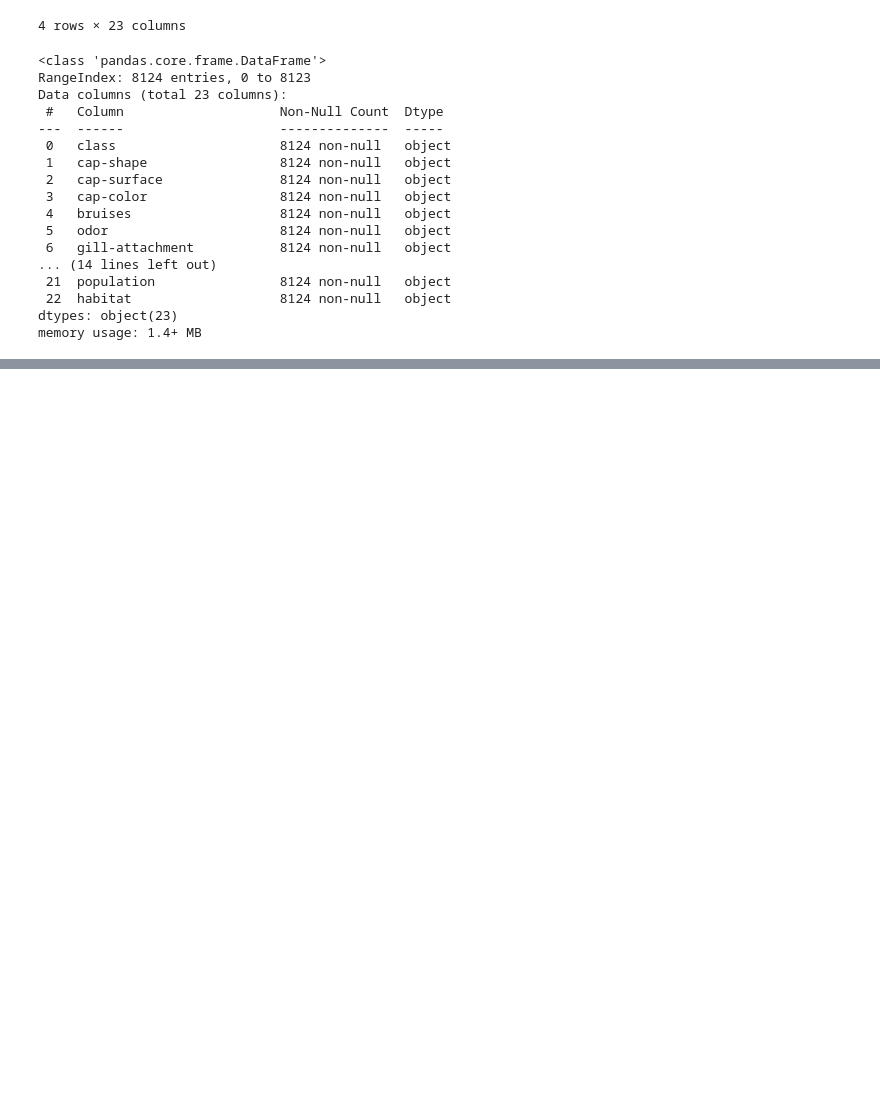
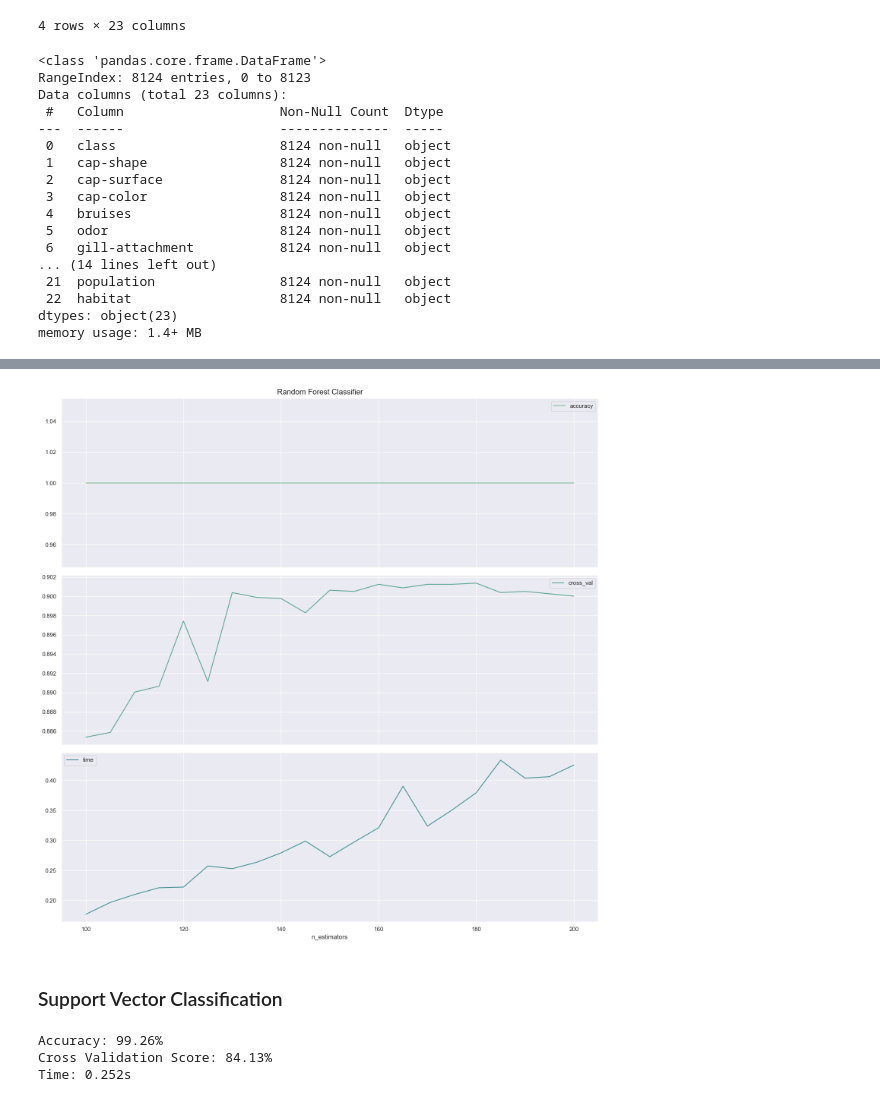
Before and after one commit to grrrml/personal-projects, a Jupyter notebook: mushroom-classification/mushroom-classification.ipynb, the cells around one changed output, grey strips where cells are left out. Cells and saved outputs as stored; diff of their text form; code cells hidden in the pictures; blank space fills up the shorter version.

```diff
--- a/mushroom-classification/mushroom-classification.ipynb
+++ b/mushroom-classification/mushroom-classification.ipynb
@@ -105,0 +126,2 @@ memory usage: 1.4+ MB
+# %%
+X_train, X_test, y_train, y_test = train_test_split(X, y, test_size=0.2, random_state=42)
@@ -105,0 +130,31 @@ memory usage: 1.4+ MB
+# %%
+n_estimators = np.arange(100, 205, 5)
+num_steps = 100
+rows = []
+
+for n in n_estimators:
+    total_accuracy = 0
+    total_time = 0
+
+    rfc = RandomForestClassifier(n_estimators=n, random_state=42)
+
+    for _ in range(num_steps):
+        start_time = time.time()
+
+        rfc.fit(X_train, y_train)
+        y_pred = rfc.predict(X_test)
+
+        end_time = time.time()
+        total_time += end_time - start_time
+
+        total_accuracy += accuracy_score(y_test, y_pred)
+
+    cross_val = cross_val_score(rfc, X, y, cv=5).mean()
+
+    avg_accuracy = total_accuracy / num_steps
+    avg_time = total_time / num_steps
+
+    rows.append({'n_estimators': n, 'accuracy': avg_accuracy, 'cross_val': cross_val, 'time': avg_time})
+
+results_rfc = pd.DataFrame(rows)
+results_rfc.set_index('n_estimators', inplace=True)
@@ -105,0 +191,43 @@ memory usage: 1.4+ MB
+# %%
+results_rfc.plot(subplots=True, figsize=(15, 15), title='Random Forest Classifier')
+
+plt.tight_layout()
+# %% [output]
+[figure, added]
+# %% [markdown]
+### Support Vector Classification
+# %%
+num_steps = 100
+
+total_accuracy = 0
+total_time = 0
+
+for _ in range(num_steps):
+    start = time.time()
+
+    model = SVC(random_state=42)
+
+    model.fit(X_train, y_train)
+
+    end = time.time()
+
+    y_pred = model.predict(X_test)
+
+    total_time += end - start
+
+    total_accuracy += accuracy_score(y_test, y_pred)
+
+avg_time = total_time / num_steps
+avg_accuracy = total_accuracy / num_steps
+
+print(f'Accuracy: {avg_accuracy * 100:.2f}%')
+
+cross_val = cross_val_score(model, X, y, cv=5)
+
+print(f'Cross Validation Score: {cross_val.mean() * 100:.2f}%')
+
+print(f'Time: {end - start:.3f}s')
+# %% [output]
+Accuracy: 99.26%
+Cross Validation Score: 84.13%
+Time: 0.252s
```
Also changed, not shown: parts of 17 cells of this notebook.
